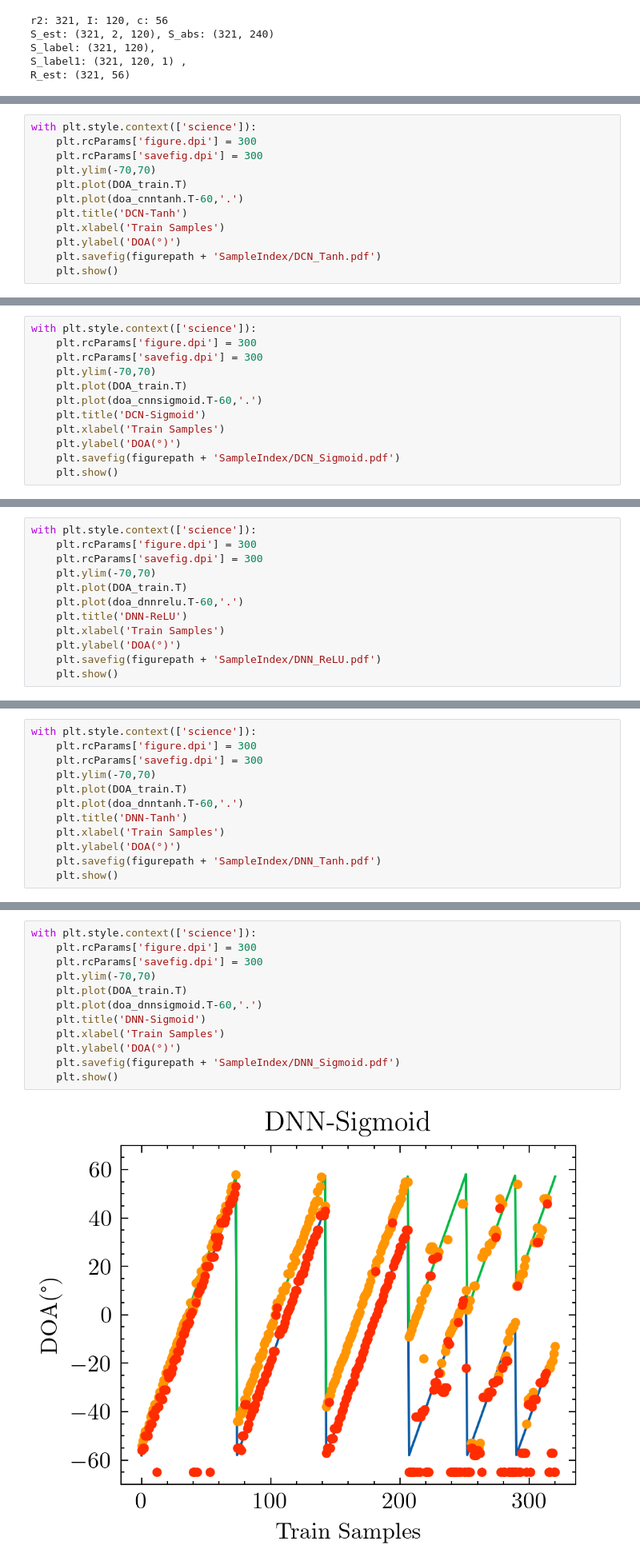
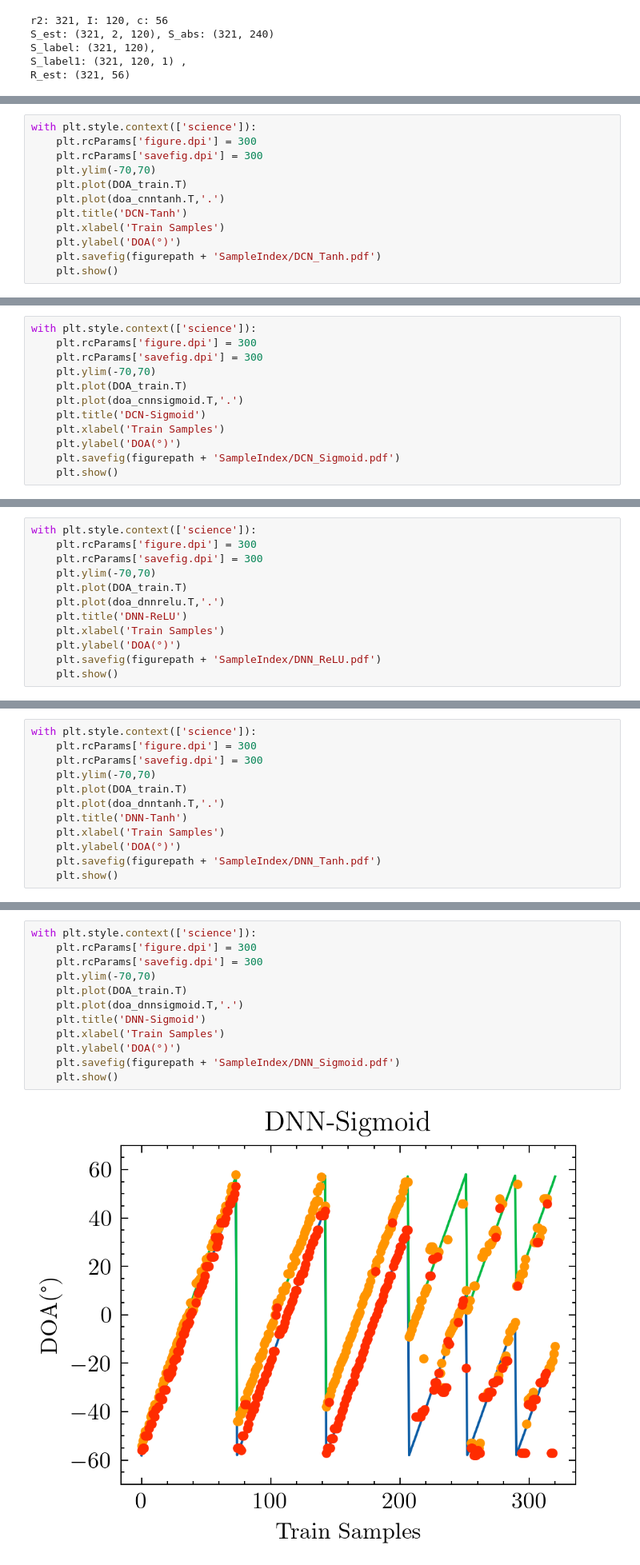
Before and after one commit to McLinWxl/CodesReproduction, a Jupyter notebook: DCN-DOA/ReproducedCodes/SampleIndex.ipynb, the cells around one changed output, grey strips where cells are left out. Shown at 80% size. Cells and saved outputs as stored; diff of their text form.

```diff
--- a/DCN-DOA/ReproducedCodes/SampleIndex.ipynb
+++ b/DCN-DOA/ReproducedCodes/SampleIndex.ipynb
@@ -242,7 +245,7 @@ with plt.style.context(['science']):
     plt.rcParams['savefig.dpi'] = 300
     plt.ylim(-70,70)
     plt.plot(DOA_train.T)
-    plt.plot(doa_cnntanh.T-60,'.')
+    plt.plot(doa_cnntanh.T,'.')
     plt.title('DCN-Tanh')
     plt.xlabel('Train Samples')
     plt.ylabel('DOA(°)')
@@ -256,7 +259,7 @@ with plt.style.context(['science']):
     plt.rcParams['savefig.dpi'] = 300
     plt.ylim(-70,70)
     plt.plot(DOA_train.T)
-    plt.plot(doa_cnnsigmoid.T-60,'.')
+    plt.plot(doa_cnnsigmoid.T,'.')
     plt.title('DCN-Sigmoid')
     plt.xlabel('Train Samples')
     plt.ylabel('DOA(°)')
@@ -270,7 +273,7 @@ with plt.style.context(['science']):
     plt.rcParams['savefig.dpi'] = 300
     plt.ylim(-70,70)
     plt.plot(DOA_train.T)
-    plt.plot(doa_dnnrelu.T-60,'.')
+    plt.plot(doa_dnnrelu.T,'.')
     plt.title('DNN-ReLU')
     plt.xlabel('Train Samples')
     plt.ylabel('DOA(°)')
@@ -284,7 +287,7 @@ with plt.style.context(['science']):
     plt.rcParams['savefig.dpi'] = 300
     plt.ylim(-70,70)
     plt.plot(DOA_train.T)
-    plt.plot(doa_dnntanh.T-60,'.')
+    plt.plot(doa_dnntanh.T,'.')
     plt.title('DNN-Tanh')
     plt.xlabel('Train Samples')
     plt.ylabel('DOA(°)')
@@ -295,14 +298,14 @@ with plt.style.context(['science']):
 # %%
 with plt.style.context(['science']):
     plt.rcParams['figure.dpi'] = 300
     plt.rcParams['savefig.dpi'] = 300
     plt.ylim(-70,70)
     plt.plot(DOA_train.T)
-    plt.plot(doa_dnnsigmoid.T-60,'.')
+    plt.plot(doa_dnnsigmoid.T,'.')
     plt.title('DNN-Sigmoid')
     plt.xlabel('Train Samples')
     plt.ylabel('DOA(°)')
     plt.savefig(figurepath + 'SampleIndex/DNN_Sigmoid.pdf')
     plt.show()
 # %% [output]
-[figure, old version]
+[figure, new version]
```
Also changed, not shown: parts of 17 cells of this notebook, 17 other files.
